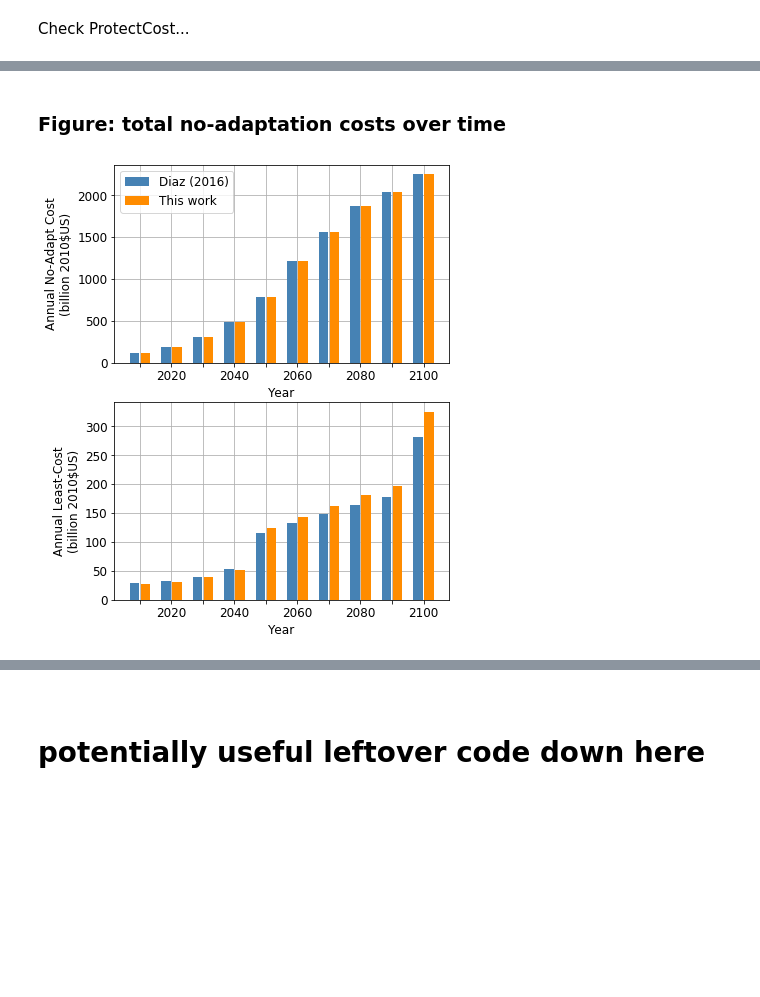
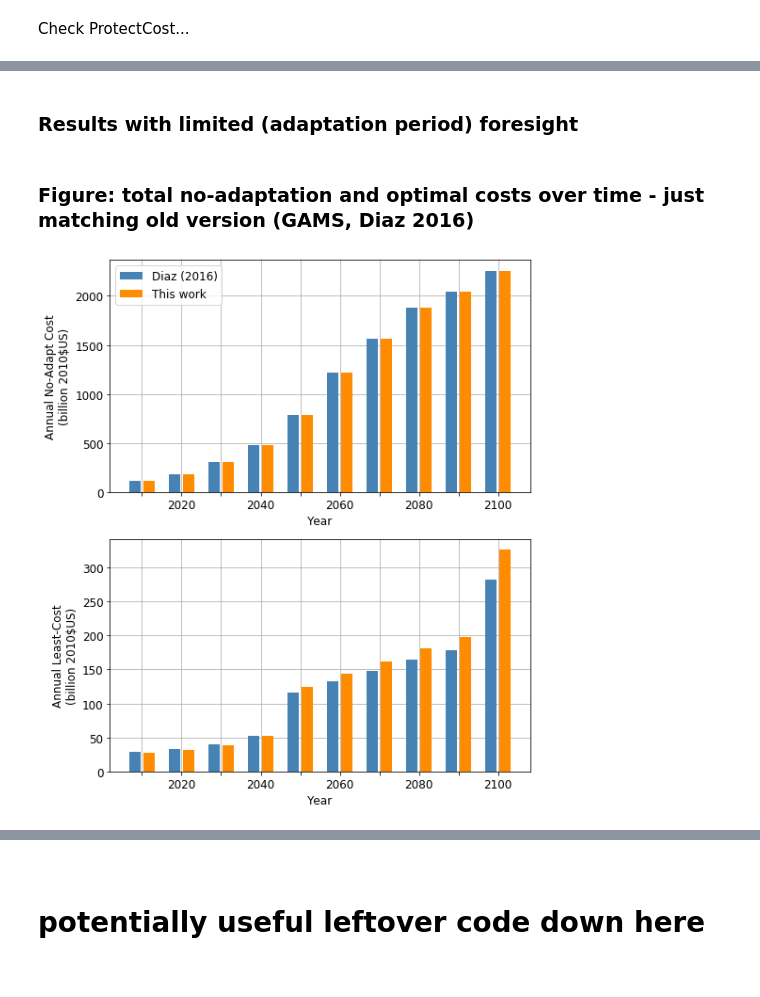
Before and after one commit to raddleverse/CIAM_uncertainty_propagation, a Jupyter notebook: baseline_comparison_plotsAndAnalysis.ipynb, the cells around one changed output, grey strips where cells are left out. Cells and saved outputs as stored; diff of their text form; code cells hidden in the pictures; blank space fills up the shorter version.

Commit message:
baseline comparisons against Diaz 2016 passing; added plots and decomposition of no-adapt and optimal costs bar chart

```diff
--- a/baseline_comparison_plotsAndAnalysis.ipynb
+++ b/baseline_comparison_plotsAndAnalysis.ipynb
@@ -41,3 +33,8 @@ array(['FloodRetreat', 'RetreatCost', 'WetlandRetreat', 'RelocateRetreat',
+# %%
+for seg in dfG.segments.unique():
+    if '\'' in seg:
+        new_name = seg.replace('\'', '')
+        dfG.loc[(dfG.segments==seg), "segments"] = new_name
 # %% [markdown]
 Gather up Diaz 2016 results into a DataFrame
 # %%
@@ -144,0 +117,7 @@ dfNew["RetreatCost10000"] = list(dfC.loc[(dfC.variable=="RetreatCost") & (dfC.le
+# %%
+dfC = pd.read_csv("./output/lslOld_pop0_global_85p50ssp0fixed_noConstrFix_all.csv")
+dfN = pd.read_csv("./output/lslOld_pop0_seg_85p50ssp0fixed_noConstrFix_all.csv")
+dfO = pd.read_csv("./output/lslOld_pop0_seg_85p50ssp0fixed_optimal_noConstrFix_all.csv") # optimal actions for each segment
+dfC1 = dfC.copy() # copies so that the new, shorter-foresight model version can be compared to old perfect foresight version
+dfN1 = dfN.copy()
+dfO1 = dfO.copy()
@@ -145,3 +272,5 @@ dfNew["RetreatCost10000"] = list(dfC.loc[(dfC.variable=="RetreatCost") & (dfC.le
+# %%
+dfC = dfC1.copy(); dfN = dfN1.copy(); dfO = dfO1.copy()
 # %% [markdown]
 Define a function to compare the old results (Diaz 2016) to the new ones (this work), with the baseline model configuration. The baseline configuration should match the forcings/inputs for the Diaz 2016 results.
 # %%
@@ -231,0 +365,21 @@ time | Diaz | New
+# %%
+dfNew0 = pd.DataFrame()
+dfNew0["time"] = dfDiaz.time
+dfNew0["NoAdapt"] = list(dfC.loc[(dfC.variable=="NoAdaptCost") & (dfC.time <= 10), "value"])
+dfNew0["Optimal"] = list(dfC.loc[(dfC.variable=="OptimalCost") & (dfC.time <= 10), "value"])
+dfNew0["FloodNoAdapt"] = list(dfC.loc[(dfC.variable=="FloodNoAdapt") & (dfC.time <= 10), "value"])
+dfNew0["WetlandNoAdapt"] = list(dfC.loc[(dfC.variable=="WetlandNoAdapt") & (dfC.time <= 10), "value"])
+dfNew0["RelocateNoAdapt"] = list(dfC.loc[(dfC.variable=="RelocateNoAdapt") & (dfC.time <= 10), "value"])
+dfNew0["StormCapitalNoAdapt"] = list(dfC.loc[(dfC.variable=="StormCapitalNoAdapt") & (dfC.time <= 10), "value"])
+dfNew0["StormPopNoAdapt"] = list(dfC.loc[(dfC.variable=="StormPopNoAdapt") & (dfC.time <= 10), "value"])
+dfNew0["ProtectCost10"] = list(dfC.loc[(dfC.variable=="ProtectCost") & (dfC.level==10) & (dfC.time <= 10), "value"])
+dfNew0["ProtectCost100"] = list(dfC.loc[(dfC.variable=="ProtectCost") & (dfC.level==100) & (dfC.time <= 10), "value"])
+dfNew0["ProtectCost1000"] = list(dfC.loc[(dfC.variable=="ProtectCost") & (dfC.level==1000) & (dfC.time <= 10), "value"])
+dfNew0["ProtectCost10000"] = list(dfC.loc[(dfC.variable=="ProtectCost") & (dfC.level==10000) & (dfC.time <= 10), "value"])
+dfNew0["RetreatCost1"] = list(dfC.loc[(dfC.variable=="RetreatCost") & (dfC.level==1) & (dfC.time <= 10), "value"])
+dfNew0["RetreatCost10"] = list(dfC.loc[(dfC.variable=="RetreatCost") & (dfC.level==10) & (dfC.time <= 10), "value"])
+dfNew0["RetreatCost100"] = list(dfC.loc[(dfC.variable=="RetreatCost") & (dfC.level==100) & (dfC.time <= 10), "value"])
+dfNew0["RetreatCost1000"] = list(dfC.loc[(dfC.variable=="RetreatCost") & (dfC.level==1000) & (dfC.time <= 10), "value"])
+dfNew0["RetreatCost10000"] = list(dfC.loc[(dfC.variable=="RetreatCost") & (dfC.level==10000) & (dfC.time <= 10), "value"])
+# %% [markdown]
+### Results with limited (adaptation period) foresight
@@ -232,21 +405,21 @@ time | Diaz | New
 # %% [markdown]
-### Figure: total no-adaptation costs over time
+### Figure: total no-adaptation and optimal costs over time - just matching old version (GAMS, Diaz 2016)
 # %%
 sep = 1.8
-fig,ax = plt.subplots(nrows=2, ncols=1, figsize=(6,8))
+fig,ax = plt.subplots(nrows=2, ncols=1, figsize=(8,10))
 ax[0].bar(x=dfDiaz.time-sep, height=dfDiaz.NoAdapt, width=3, color="steelblue", label="Diaz (2016)")
-ax[0].bar(x=dfNew.time+sep, height=dfNew.NoAdapt, width=3, color="darkorange", label="This work")
+ax[0].bar(x=dfNew0.time+sep, height=dfNew0.NoAdapt, width=3, color="darkorange", label="This work")
 ax[0].grid(); ax[0].set_axisbelow(True)
 yticks = [0,500,1000,1500,2000]; ax[0].set_yticks(yticks); ax[0].set_yticklabels(yticks, fontsize=12)
 ax[0].set_xticks(range(2010,2110,10)); ax[0].set_xticklabels(["",2020,"",2040,"",2060,"",2080,"",2100], fontsize=12)
 ax[0].set_xlabel("Year", fontsize=12); ax[0].set_ylabel("Annual No-Adapt Cost\n(billion 2010$US)", fontsize=12)
 ax[0].legend(fontsize=12)
 ax[1].bar(x=dfDiaz.time-sep, height=dfDiaz.Optimal, width=3, color="steelblue", label="Diaz (2016)")
-ax[1].bar(x=dfNew.time+sep, height=dfNew.Optimal, width=3, color="darkorange", label="This work")
+ax[1].bar(x=dfNew0.time+sep, height=dfNew0.Optimal, width=3, color="darkorange", label="This work")
 ax[1].grid(); ax[1].set_axisbelow(True)
 yticks = [0,50,100,150,200,250,300]; ax[1].set_yticks(yticks); ax[1].set_yticklabels(yticks, fontsize=12)
 ax[1].set_xticks(range(2010,2110,10)); ax[1].set_xticklabels(["",2020,"",2040,"",2060,"",2080,"",2100], fontsize=12)
 ax[1].set_xlabel("Year", fontsize=12); ax[1].set_ylabel("Annual Least-Cost\n(billion 2010$US)", fontsize=12);
 fig.savefig("baseline_comparison_rcp85.pdf", bbox_inches='tight');
 # %% [output]
-[figure, old version]
+[figure, new version]
```
Also changed, not shown: parts of 46 cells of this notebook, 3 other files.
